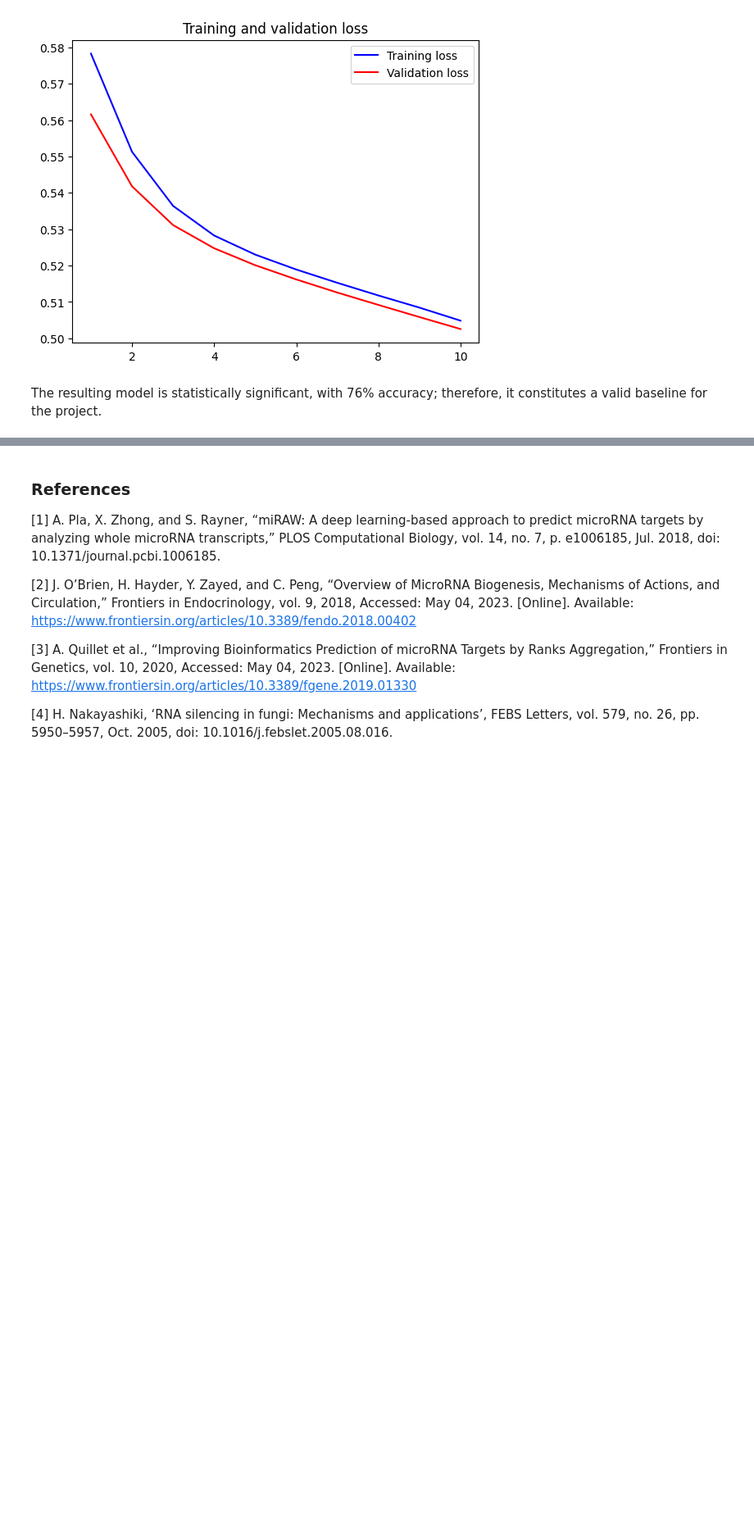
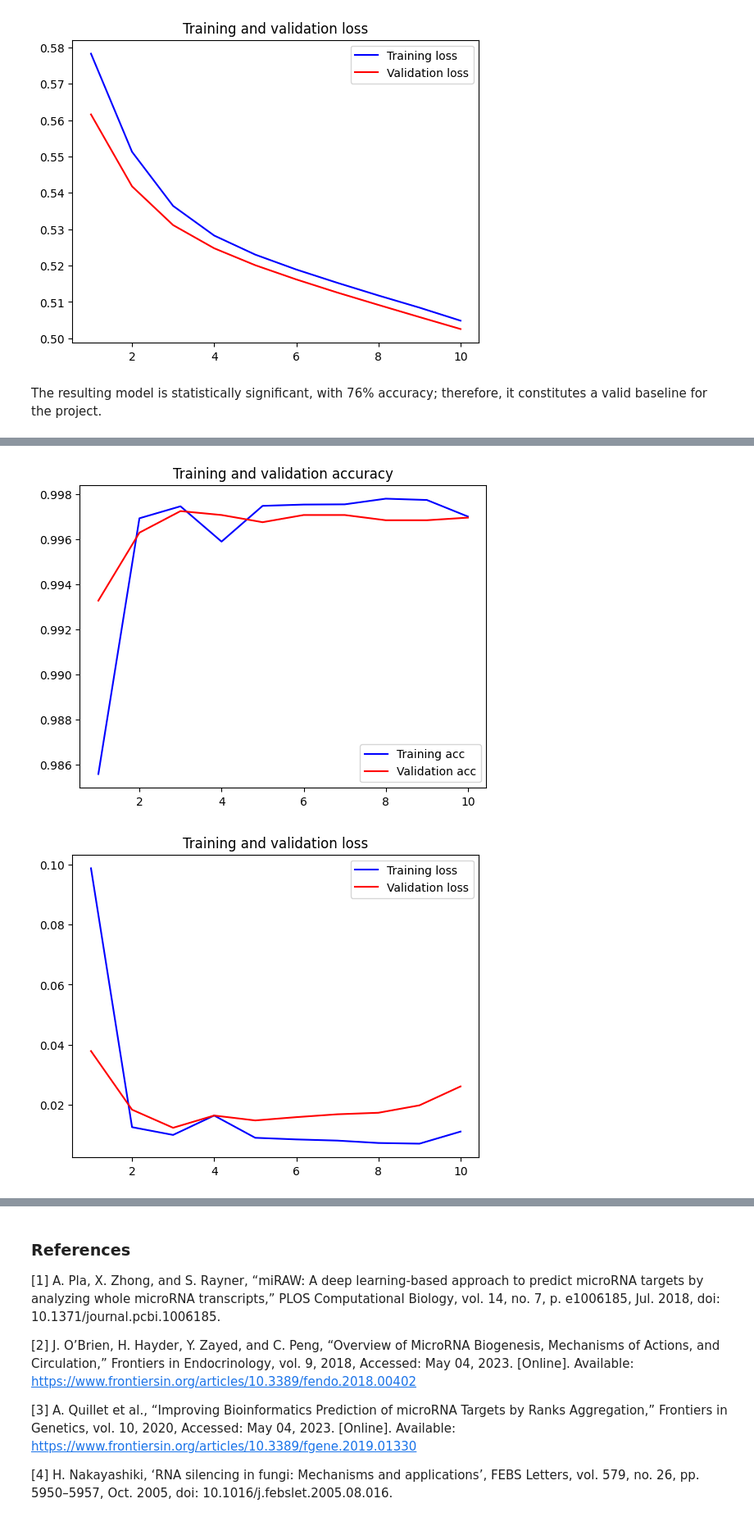
Before and after one commit to susana3/mirna-target-prediction-DNN-FP-UoL, a Jupyter notebook: target_prediction.ipynb, the cells around one changed output, grey strips where cells are left out. Shown at 82% size. Saved outputs shown, nothing was run; the diff lists cells and outputs as text; code cells hidden in the pictures; blank space fills up the shorter version.

```diff
--- a/target_prediction.ipynb
+++ b/target_prediction.ipynb
@@ -1111,0 +1115,30 @@ The resulting model is statistically significant, with 76% accuracy; therefore,
+# %%
+# Builds the branch of the network handling miRNAs.
+m = Dense(1024, activation=l_relu)(mirna_seq_input)
+m = Dense(512, activation=l_relu)(m)
+m = Dense(256, activation=l_relu)(m)
+m = Dense(128, activation=l_relu)(m)
+m = Dense(64, activation=l_relu)(m)
+m = Model(inputs=mirna_seq_input, outputs=m)
+
+# Builds the part of the network handling mRNA targets.
+t = Dense(1024, activation=l_relu)(target_seq_input)
+t = Dense(512, activation=l_relu)(t)
+t = Dense(256, activation=l_relu)(t)
+t = Dense(128, activation=l_relu)(t)
+t = Dense(64, activation=l_relu)(t)
+t = Model(inputs=target_seq_input, outputs=t)
+
+# Combines the outputs of both branches.
+c = concatenate([m.output, t.output])
+
+# Defines the prediction layer.
+p = Dense(total_classes, activation='softmax')(c)
+
+# Sets the model accepting multiple inputs.
+model = Model(inputs=[m.input, t.input], outputs=p)
+
+# Compiles the model
+model.compile(optimizer=RMSprop(learning_rate=1e-6),
+              loss='sparse_categorical_crossentropy',
+              metrics=['accuracy'])
@@ -1111,0 +1150,7 @@ The resulting model is statistically significant, with 76% accuracy; therefore,
+# %%
+# Fits the model.
+history = model.fit(x=[X_train_tf_mirna_seq, X_train_tf_target_seq],
+                    y=y_train,
+                    batch_size=256,
+                    epochs=10,
+                    validation_data=([X_test_tf_mirna_seq, X_test_tf_target_seq], y_test))
@@ -1111,0 +1178,6 @@ The resulting model is statistically significant, with 76% accuracy; therefore,
+# %%
+# Visualizes the training.
+visualize_metrics(history)
+# %% [output]
+[figure, added]
+[figure, added]
```
Also changed, not shown: parts of 14 cells of this notebook, 1 other file.
